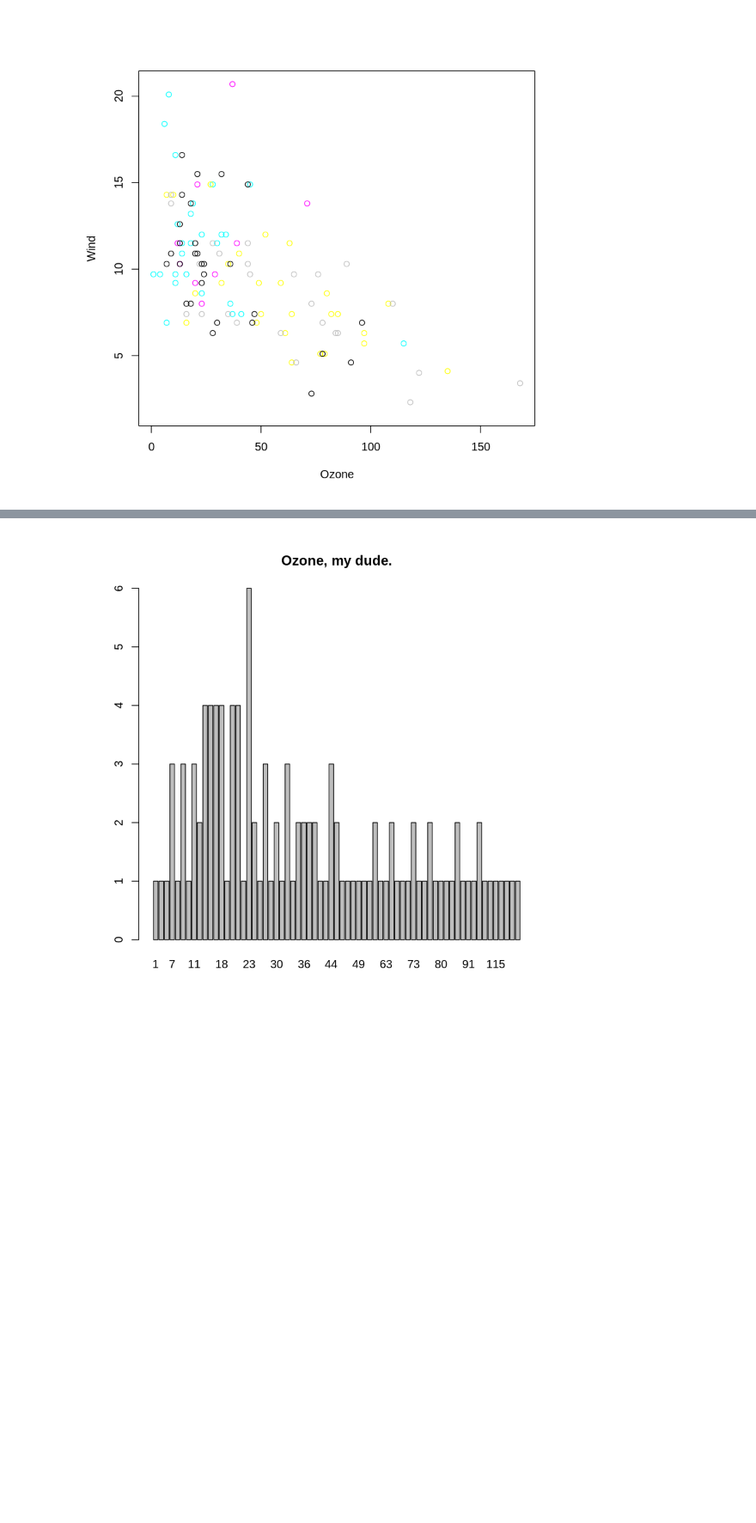
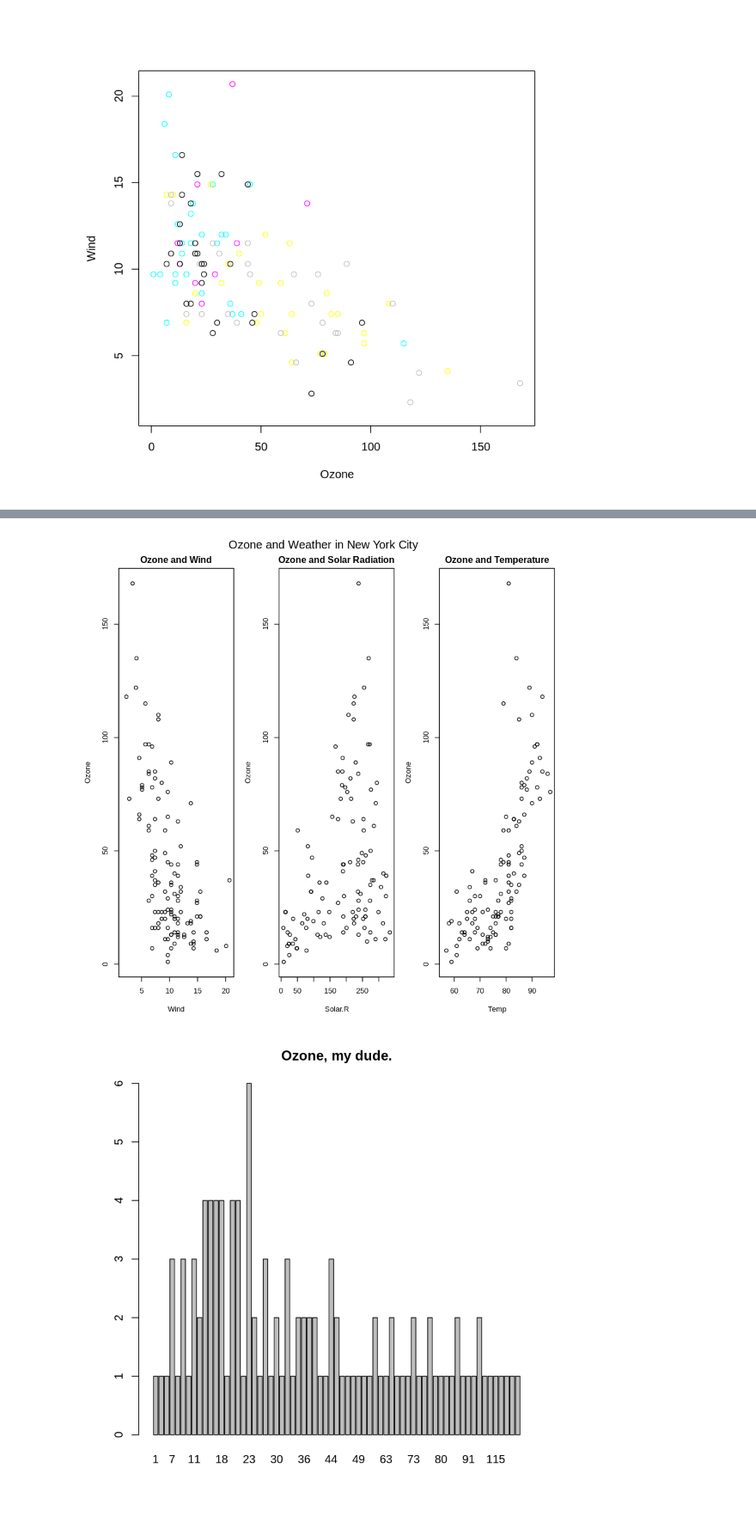
Before and after one commit to goyder/r-jupyter, a Jupyter notebook: data-exploration/Graphics.ipynb, the cells around one changed output, grey strips where cells are left out. Shown at 86% size. Saved outputs shown, nothing was run; the diff lists cells and outputs as text; code cells hidden in the pictures; blank space fills up the shorter version.

```diff
--- a/data-exploration/Graphics.ipynb
+++ b/data-exploration/Graphics.ipynb
@@ -38,3 +50,14 @@ with(airquality, plot(Ozone, Wind, col=Month))
+# %%
+# Multi-plots!
+par(mfrow = c(1, 3), mar = c(4, 4, 2, 1), oma = c(0, 0, 2, 0))
+with(airquality, {
+    plot(Wind, Ozone, main = "Ozone and Wind")
+    plot(Solar.R, Ozone, main = "Ozone and Solar Radiation")
+    plot(Temp, Ozone, main = "Ozone and Temperature")
+    mtext("Ozone and Weather in New York City", outer = TRUE)
+})
+# %% [output]
+[figure, added]
 # %%
 barplot(table(airquality$Ozone), main="Ozone, my dude.")
 # %% [output]
```
Also changed, not shown: parts of 2 cells of this notebook, 3 other files.
